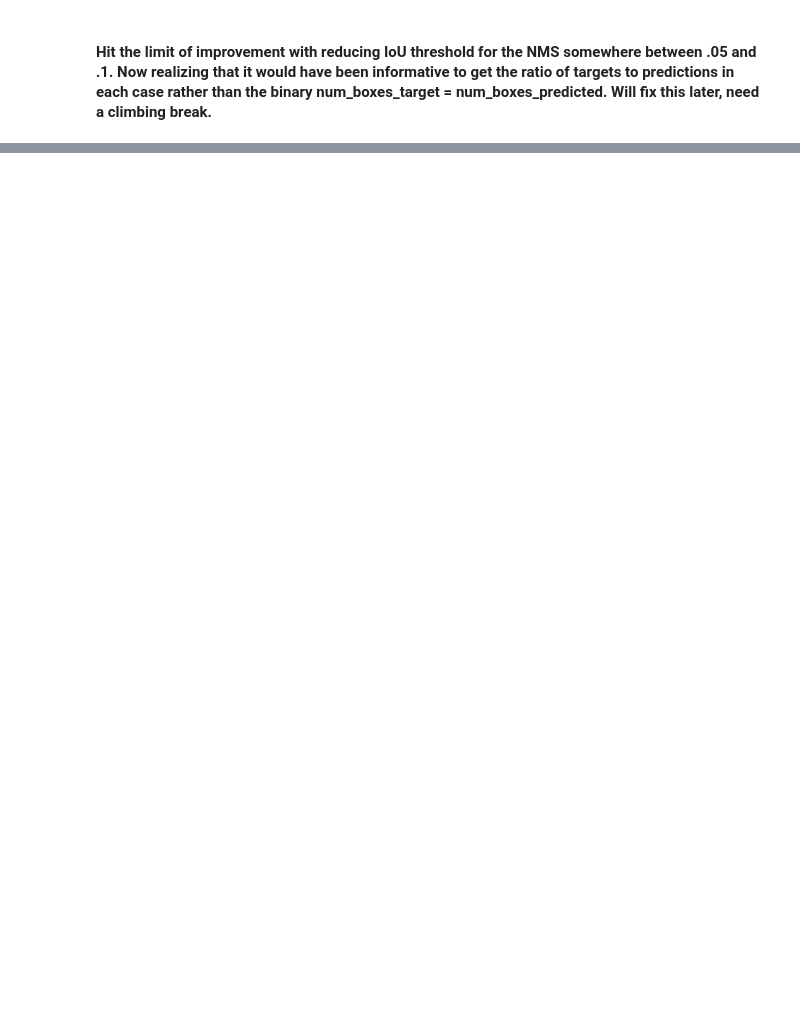
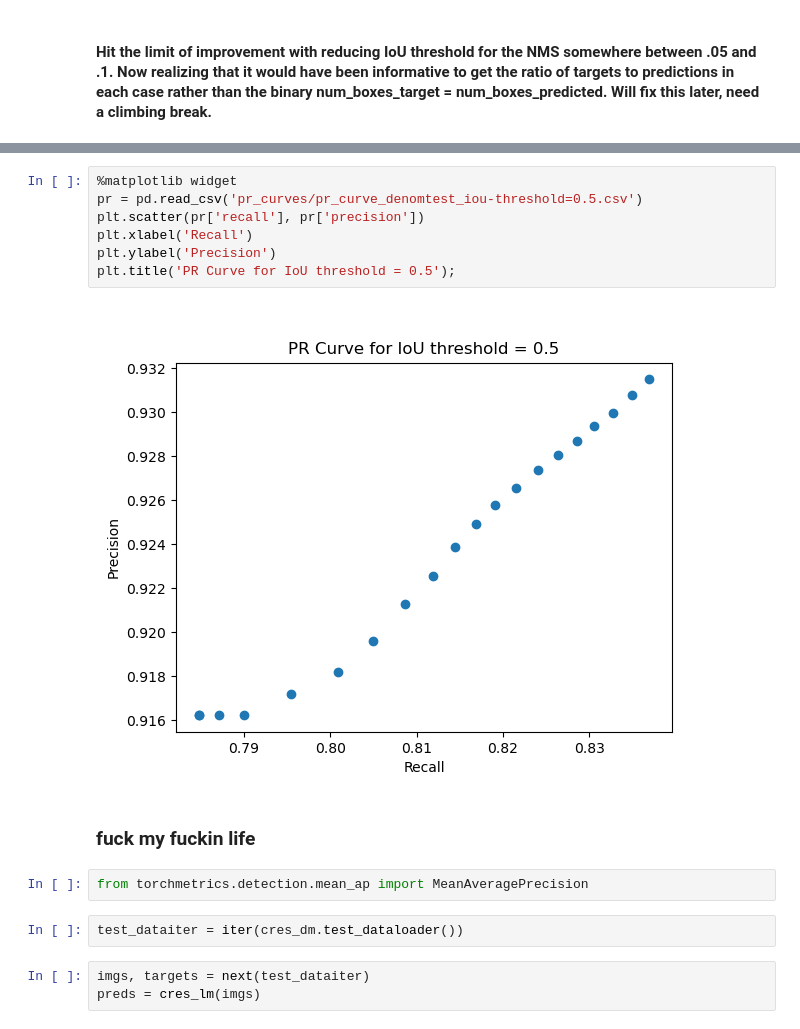
Before and after one commit to wdegraw93/he6-cres-deep-learning, a Jupyter notebook: fasterRCNN/model_interpretation.ipynb, the cells around one changed output, grey strips where cells are left out. Cells and saved outputs as stored; diff of their text form; blank space fills up the shorter version.

```diff
--- a/fasterRCNN/model_interpretation.ipynb
+++ b/fasterRCNN/model_interpretation.ipynb
@@ -379,0 +561,18 @@ plot_ious(iou_info_3, iou_thresholds_3)
+# %%
+%matplotlib widget
+pr = pd.read_csv('pr_curves/pr_curve_denomtest_iou-threshold=0.5.csv')
+plt.scatter(pr['recall'], pr['precision'])
+plt.xlabel('Recall')
+plt.ylabel('Precision')
+plt.title('PR Curve for IoU threshold = 0.5');
+# %% [output]
+[figure, added]
+# %% [markdown]
+### fuck my fuckin life
+# %%
+from torchmetrics.detection.mean_ap import MeanAveragePrecision
+# %%
+test_dataiter = iter(cres_dm.test_dataloader())
+# %%
+imgs, targets = next(test_dataiter)
+preds = cres_lm(imgs)
```
Also changed, not shown: parts of 31 cells of this notebook, 3 other files.
